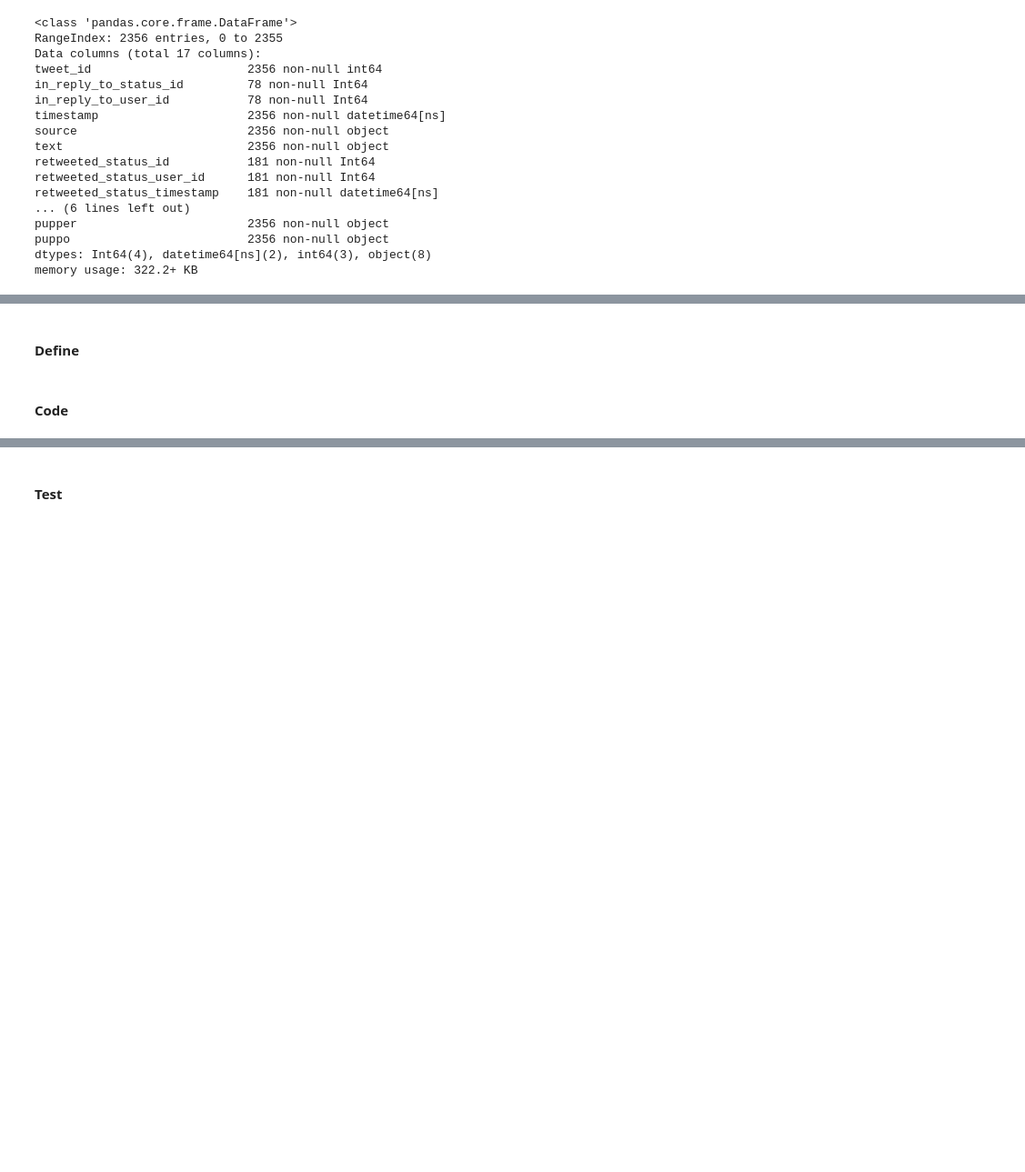
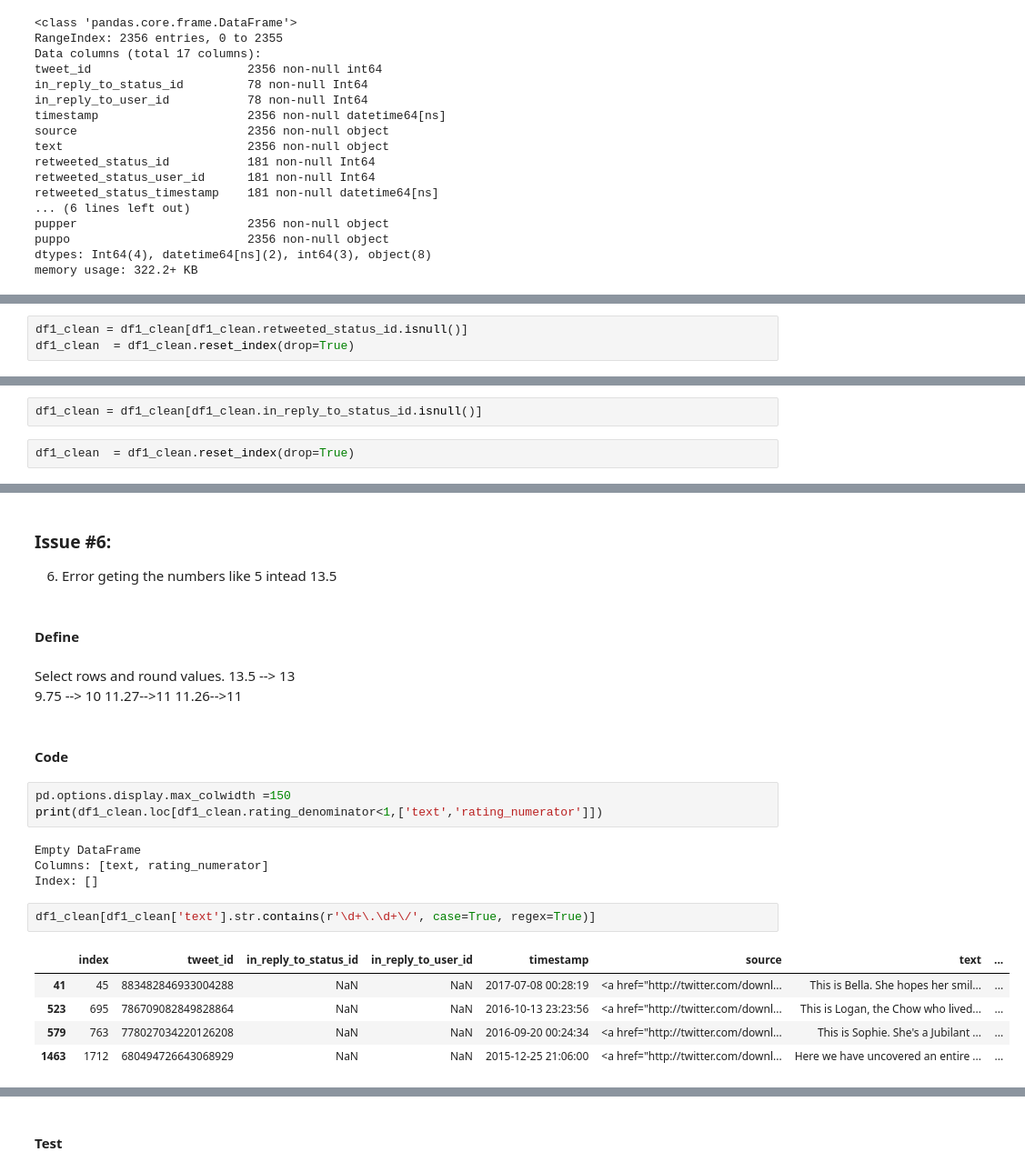
Before and after one commit to mpicanco/Project4, a Jupyter notebook: wrangle_act.ipynb, the cells around one changed output, grey strips where cells are left out. Shown at 91% size. Drawn from its saved outputs; the diff is of its cells as text; blank space fills up the shorter version.

```diff
--- a/wrangle_act.ipynb
+++ b/wrangle_act.ipynb
@@ -217,0 +345,3 @@ memory usage: 322.2+ KB
+# %%
+df1_clean = df1_clean[df1_clean.retweeted_status_id.isnull()]
+df1_clean  = df1_clean.reset_index(drop=True)
@@ -217,0 +379,4 @@ memory usage: 322.2+ KB
+# %%
+df1_clean = df1_clean[df1_clean.in_reply_to_status_id.isnull()]
+# %%
+df1_clean  = df1_clean.reset_index(drop=True)
@@ -218,4 +405,29 @@ memory usage: 322.2+ KB
+# %% [markdown]
+### Issue #6:
+
+6. Error geting the numbers like 5 intead 13.5
 # %% [markdown]
 #### Define
+# %% [markdown]
+Select rows and round values.
+13.5 --> 13
+9.75 --> 10
+11.27-->11
+11.26-->11
 # %% [markdown]
 #### Code
+# %%
+pd.options.display.max_colwidth =150
+print(df1_clean.loc[df1_clean.rating_denominator<1,['text','rating_numerator']])
+# %% [output]
+Empty DataFrame
+Columns: [text, rating_numerator]
+Index: []
+# %%
+df1_clean[df1_clean['text'].str.contains(r'\d+\.\d+\/', case=True, regex=True)]
+# %% [output]
+|  | index | tweet_id | in_reply_to_status_id | in_reply_to_user_id | timestamp | source | text | ... |
+| 41 | 45 | 883482846933004288 | NaN | NaN | 2017-07-08 00:28:19 | <a href="http://twitter.com/downl... | This is Bella. She hopes her smil... | ... |
+| 523 | 695 | 786709082849828864 | NaN | NaN | 2016-10-13 23:23:56 | <a href="http://twitter.com/downl... | This is Logan, the Chow who lived... | ... |
+| 579 | 763 | 778027034220126208 | NaN | NaN | 2016-09-20 00:24:34 | <a href="http://twitter.com/downl... | This is Sophie. She's a Jubilant ... | ... |
+| 1463 | 1712 | 680494726643068929 | NaN | NaN | 2015-12-25 21:06:00 | <a href="http://twitter.com/downl... | Here we have uncovered an entire ... | ... |
```
Also changed, not shown: parts of 41 cells of this notebook.
